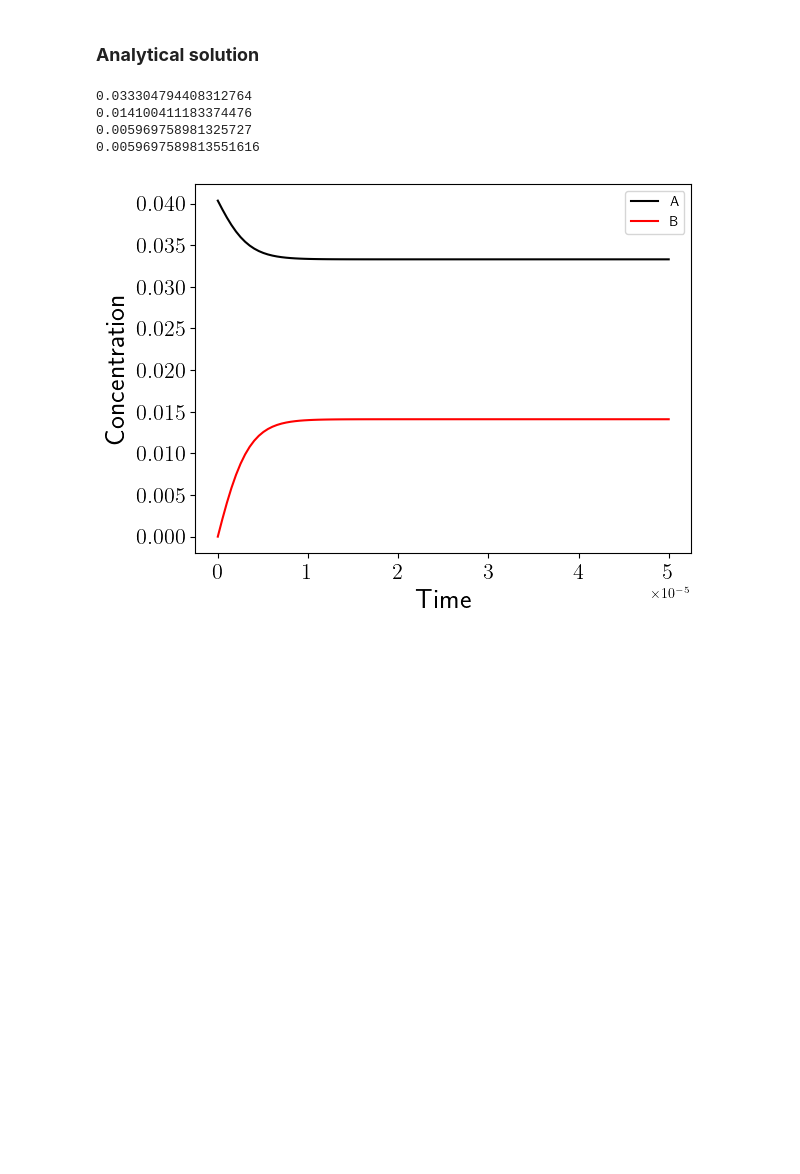
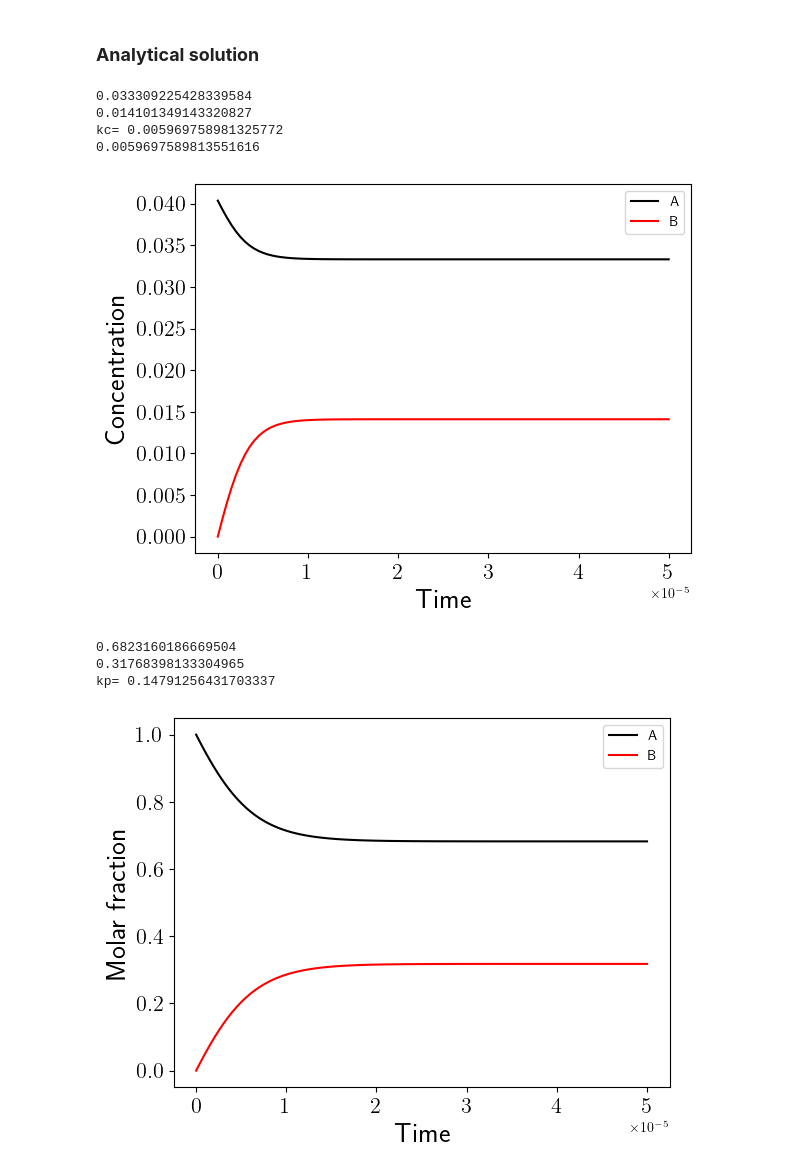
Before and after one commit to emartineznunez/Kp, a Jupyter notebook: Chem_Kinet.ipynb, the cells around one changed output. Saved outputs shown, nothing was run; the diff lists cells and outputs as text; code cells hidden in the pictures; blank space fills up the shorter version.

```diff
--- a/Chem_Kinet.ipynb
+++ b/Chem_Kinet.ipynb
@@ -210,7 +212,7 @@ plt.show()
 # %% [markdown]
 ### **Analytical solution**
 # %%
-##Assuming b0=0
+##Assuming b0=0 and a0=0.040355 M (=p0/(RT))
 ##a(t) = -q/(2p) + S/(2p) * (1 + K*exp(S*t)) / (1 - K*exp(S*t))
 ## K = (2*p*a0+q-S)/(2*p*a0+q+S)
 ## q = -(8*k2*a0+k1)
@@ -233,35 +235,83 @@ def b(k1,k2,a0,t):
   p = 4*k2
   S = (k1*(16*a0*k2+k1))**0.5
   K = (2*p*a0+q-S)/(2*p*a0+q+S)
   a = -q/(2*p) + S/(2*p) * (1 + K*np.exp(S*t)) / (1 - K*np.exp(S*t))
   return 2*(a0-a)
 
 t=np.linspace(0,0.00005,100)
 k1 = 5.251e4
 k2 = 8.796e6
 #Keq= k1/k2=5.97e-3 (see the ms)
-a0=0.040355   # 1 mol in 24.78 L
+a0=0.0403599   # 1 mol in 24.78 L at p=p0=1 bar
 tinf=5e-5
+
 print(a(k1,k2,a0,tinf))
 print(b(k1,k2,a0,tinf))
 
-print(b(k1,k2,a0,tinf)*b(k1,k2,a0,tinf)/a(k1,k2,a0,tinf))
+print("kc=",b(k1,k2,a0,tinf)*b(k1,k2,a0,tinf)/a(k1,k2,a0,tinf))
 print(k1/k2)
 
 #plt.rcParams['text.usetex'] = True
 
 plt.plot(t,a(k1,k2,a0,t),color='black',label='A')
 plt.plot(t,b(k1,k2,a0,t),color='red',label='B')
 plt.xticks(fontsize=16)
 plt.yticks(fontsize=16)
 plt.ylabel('Concentration',fontsize=20)
 plt.xlabel('Time',fontsize=20)
 plt.legend()
 
 plt.show()
+
+
+#constant p case
+
+def xa(k1,k2,a0,t):
+  q = -(2*k2*a0+k1)
+  #p is now 4*k2*p0/RT
+  p = k2*a0
+  S = (k1*(4*a0*k2+k1))**0.5
+  K = (2*p+q-S)/(2*p+q+S)
+  xa = -q/(2*p) + S/(2*p) * (1 + K*np.exp(S*t)) / (1 - K*np.exp(S*t))
+  #a_p = 2*a0*xa/(1+xa)
+  return xa
+
+def xb(k1,k2,a0,t):
+  q = -(2*k2*a0+k1)
+  #p is now 4*k2*p0/RT
+  p = k2*a0
+  S = (k1*(4*a0*k2+k1))**0.5
+  K = (2*p+q-S)/(2*p+q+S)
+  xa = -q/(2*p) + S/(2*p) * (1 + K*np.exp(S*t)) / (1 - K*np.exp(S*t))
+  #a_p = 2*a0*xa/(1+xa)
+  return 1-xa
+
+
+
+print(xa(k1,k2,a0,tinf))
+print(xb(k1,k2,a0,tinf))
+
+print("kp=",xb(k1,k2,a0,tinf)*xb(k1,k2,a0,tinf)/xa(k1,k2,a0,tinf))
+#print(k1/k2)
+
+#plt.rcParams['text.usetex'] = True
+
+plt.plot(t,xa(k1,k2,a0,t),color='black',label='A')
+plt.plot(t,xb(k1,k2,a0,t),color='red',label='B')
+plt.xticks(fontsize=16)
+plt.yticks(fontsize=16)
+plt.ylabel('Molar fraction',fontsize=20)
+plt.xlabel('Time',fontsize=20)
+plt.legend()
+
+plt.show()
 # %% [output]
-0.033304794408312764
-0.014100411183374476
-0.005969758981325727
+0.033309225428339584
+0.014101349143320827
+kc= 0.005969758981325772
 0.0059697589813551616
 [figure]
+0.6823160186669504
+0.31768398133304965
+kp= 0.14791256431703337
+[figure, added]
```
Also changed, not shown: parts of 1 cell of this notebook.
